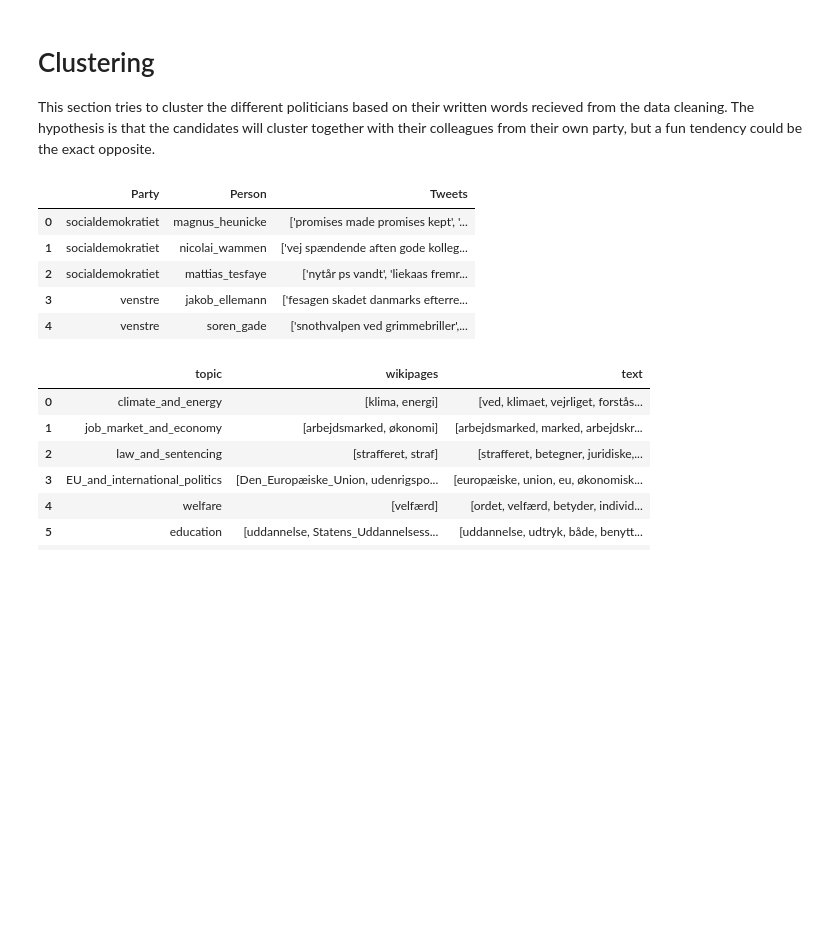
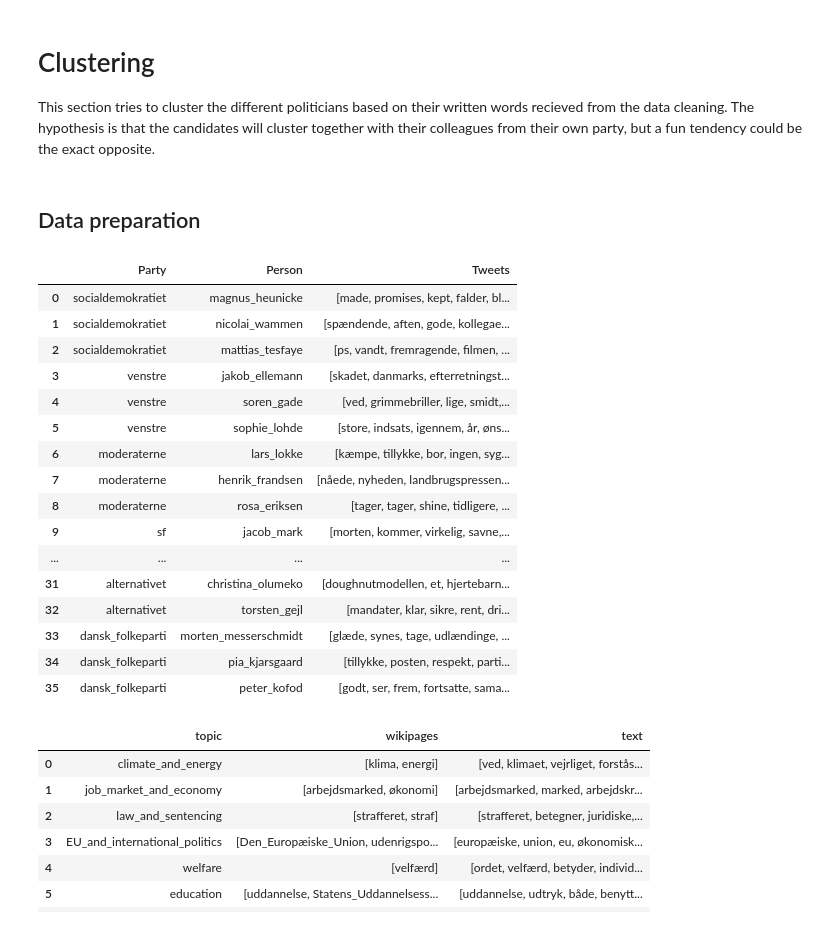
Before and after one commit to s180820/02807_dkpol, a Jupyter notebook: 02_clustering.ipynb, the cells around one changed output. Saved outputs shown, nothing was run; the diff lists cells and outputs as text; code cells hidden in the pictures; blank space fills up the shorter version.

```diff
--- a/02_clustering.ipynb
+++ b/02_clustering.ipynb
@@ -2,6 +2,8 @@
 # Clustering
 
 This section tries to cluster the different politicians based on their written words recieved from the data cleaning. The hypothesis is that the candidates will cluster together with their colleagues from their own party, but a fun tendency could be the exact opposite.
+# %% [markdown]
+## Data preparation
 # %%
 import pandas as pd
 import numpy as np
@@ -11,14 +21,25 @@ from nltk import word_tokenize
 df_politicians = pd.read_csv("Data/Giant.csv")
 df_politicians["Tweets"] = [[w for w in word_tokenize(df_politicians["Tweets"][i]) if w.isalnum()] for i in range(len(df_politicians))]
 # %%
-df_politicians.head()
+df_politicians
 # %% [output]
 |  | Party | Person | Tweets |
-| 0 | socialdemokratiet | magnus_heunicke | ['promises made promises kept', '... |
-| 1 | socialdemokratiet | nicolai_wammen | ['vej spændende aften gode kolleg... |
-| 2 | socialdemokratiet | mattias_tesfaye | ['nytår ps vandt', 'liekaas fremr... |
-| 3 | venstre | jakob_ellemann | ['fesagen skadet danmarks efterre... |
-| 4 | venstre | soren_gade | ['snothvalpen ved grimmebriller',... |
+| 0 | socialdemokratiet | magnus_heunicke | [made, promises, kept, falder, bl... |
+| 1 | socialdemokratiet | nicolai_wammen | [spændende, aften, gode, kollegae... |
+| 2 | socialdemokratiet | mattias_tesfaye | [ps, vandt, fremragende, filmen, ... |
+| 3 | venstre | jakob_ellemann | [skadet, danmarks, efterretningst... |
+| 4 | venstre | soren_gade | [ved, grimmebriller, lige, smidt,... |
+| 5 | venstre | sophie_lohde | [store, indsats, igennem, år, øns... |
+| 6 | moderaterne | lars_lokke | [kæmpe, tillykke, bor, ingen, syg... |
+| 7 | moderaterne | henrik_frandsen | [nåede, nyheden, landbrugspressen... |
+| 8 | moderaterne | rosa_eriksen | [tager, tager, shine, tidligere, ... |
+| 9 | sf | jacob_mark | [morten, kommer, virkelig, savne,... |
+| ... | ... | ... | ... |
+| 31 | alternativet | christina_olumeko | [doughnutmodellen, et, hjertebarn... |
+| 32 | alternativet | torsten_gejl | [mandater, klar, sikre, rent, dri... |
+| 33 | dansk_folkeparti | morten_messerschmidt | [glæde, synes, tage, udlændinge, ... |
+| 34 | dansk_folkeparti | pia_kjarsgaard | [tillykke, posten, respekt, parti... |
+| 35 | dansk_folkeparti | peter_kofod | [godt, ser, frem, fortsatte, sama... |
 # %%
 wnl = nltk.WordNetLemmatizer()
 STOPWORDS = nltk.corpus.stopwords.words('danish') + ["http"]
```
Also changed, not shown: parts of 26 cells of this notebook.
